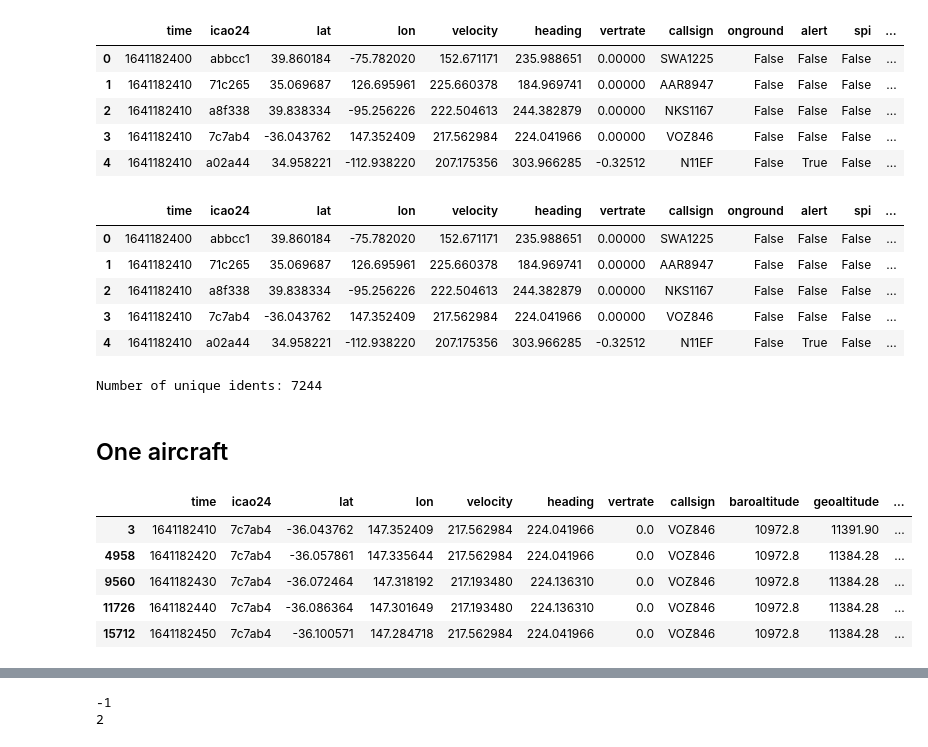
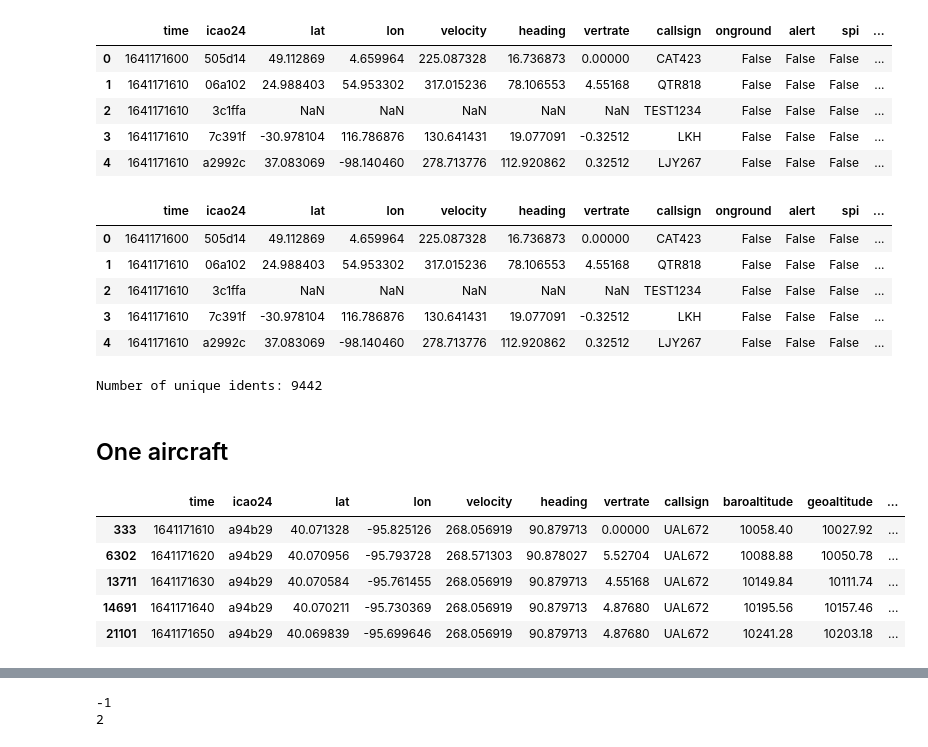
Before and after one commit to thinhhoang95/XFD, a Jupyter notebook: flow-detection/get_turn.ipynb, the cells around one changed output, grey strips where cells are left out. Cells and saved outputs as stored; diff of their text form; code cells hidden in the pictures.

```diff
--- a/flow-detection/get_turn.ipynb
+++ b/flow-detection/get_turn.ipynb
@@ -5,15 +5,15 @@
 import pandas as pd
 import numpy as np
 # %%
-df = pd.read_csv('../data/osstate/extracted/states_2022-01-03-04.csv.gz', compression='gzip')
+df = pd.read_csv('../data/osstate/extracted/states_2022-01-03-01.csv.gz', compression='gzip')
 df.head()
 # %% [output]
 |  | time | icao24 | lat | lon | velocity | heading | vertrate | callsign | onground | alert | spi | ... |
-| 0 | 1641182400 | abbcc1 | 39.860184 | -75.782020 | 152.671171 | 235.988651 | 0.00000 | SWA1225 | False | False | False | ... |
-| 1 | 1641182410 | 71c265 | 35.069687 | 126.695961 | 225.660378 | 184.969741 | 0.00000 | AAR8947 | False | False | False | ... |
-| 2 | 1641182410 | a8f338 | 39.838334 | -95.256226 | 222.504613 | 244.382879 | 0.00000 | NKS1167 | False | False | False | ... |
-| 3 | 1641182410 | 7c7ab4 | -36.043762 | 147.352409 | 217.562984 | 224.041966 | 0.00000 | VOZ846 | False | False | False | ... |
-| 4 | 1641182410 | a02a44 | 34.958221 | -112.938220 | 207.175356 | 303.966285 | -0.32512 | N11EF | False | True | False | ... |
+| 0 | 1641171600 | 505d14 | 49.112869 | 4.659964 | 225.087328 | 16.736873 | 0.00000 | CAT423 | False | False | False | ... |
+| 1 | 1641171610 | 06a102 | 24.988403 | 54.953302 | 317.015236 | 78.106553 | 4.55168 | QTR818 | False | False | False | ... |
+| 2 | 1641171610 | 3c1ffa | NaN | NaN | NaN | NaN | NaN | TEST1234 | False | False | False | ... |
+| 3 | 1641171610 | 7c391f | -30.978104 | 116.786876 | 130.641431 | 19.077091 | -0.32512 | LKH | False | False | False | ... |
+| 4 | 1641171610 | a2992c | 37.083069 | -98.140460 | 278.713776 | 112.920862 | 0.32512 | LJY267 | False | False | False | ... |
 # %%
 # add an ident column by concatenating df['callsign'] and df['icao24']
 df['ident'] = (df['callsign'].str.strip()+'_'+df['icao24'].str.strip())
@@ -22,11 +22,11 @@ df['rtime'] = df['time'] - df['time'].min()
 df.head()
 # %% [output]
 |  | time | icao24 | lat | lon | velocity | heading | vertrate | callsign | onground | alert | spi | ... |
-| 0 | 1641182400 | abbcc1 | 39.860184 | -75.782020 | 152.671171 | 235.988651 | 0.00000 | SWA1225 | False | False | False | ... |
-| 1 | 1641182410 | 71c265 | 35.069687 | 126.695961 | 225.660378 | 184.969741 | 0.00000 | AAR8947 | False | False | False | ... |
-| 2 | 1641182410 | a8f338 | 39.838334 | -95.256226 | 222.504613 | 244.382879 | 0.00000 | NKS1167 | False | False | False | ... |
-| 3 | 1641182410 | 7c7ab4 | -36.043762 | 147.352409 | 217.562984 | 224.041966 | 0.00000 | VOZ846 | False | False | False | ... |
-| 4 | 1641182410 | a02a44 | 34.958221 | -112.938220 | 207.175356 | 303.966285 | -0.32512 | N11EF | False | True | False | ... |
+| 0 | 1641171600 | 505d14 | 49.112869 | 4.659964 | 225.087328 | 16.736873 | 0.00000 | CAT423 | False | False | False | ... |
+| 1 | 1641171610 | 06a102 | 24.988403 | 54.953302 | 317.015236 | 78.106553 | 4.55168 | QTR818 | False | False | False | ... |
+| 2 | 1641171610 | 3c1ffa | NaN | NaN | NaN | NaN | NaN | TEST1234 | False | False | False | ... |
+| 3 | 1641171610 | 7c391f | -30.978104 | 116.786876 | 130.641431 | 19.077091 | -0.32512 | LKH | False | False | False | ... |
+| 4 | 1641171610 | a2992c | 37.083069 | -98.140460 | 278.713776 | 112.920862 | 0.32512 | LJY267 | False | False | False | ... |
 # %%
 # Drop the columns we don't need
 df.drop(columns=['onground', 'alert', 'spi', 'squawk'], inplace=True)
@@ -34,21 +34,21 @@ df.drop(columns=['onground', 'alert', 'spi', 'squawk'], inplace=True)
 idents = df['ident'].unique()
 print('Number of unique idents:', len(idents))
 # %% [output]
-Number of unique idents: 7244
+Number of unique idents: 9442
 # %% [markdown]
 ## One aircraft
 # %%
 # Get the first ident
-ident = idents[3]
+ident = 'UAL672_a94b29' # idents[3]
 df_ident = df[df['ident'] == ident]
 df_ident.head()
 # %% [output]
 |  | time | icao24 | lat | lon | velocity | heading | vertrate | callsign | baroaltitude | geoaltitude | ... |
-| 3 | 1641182410 | 7c7ab4 | -36.043762 | 147.352409 | 217.562984 | 224.041966 | 0.0 | VOZ846 | 10972.8 | 11391.90 | ... |
-| 4958 | 1641182420 | 7c7ab4 | -36.057861 | 147.335644 | 217.562984 | 224.041966 | 0.0 | VOZ846 | 10972.8 | 11384.28 | ... |
-| 9560 | 1641182430 | 7c7ab4 | -36.072464 | 147.318192 | 217.193480 | 224.136310 | 0.0 | VOZ846 | 10972.8 | 11384.28 | ... |
-| 11726 | 1641182440 | 7c7ab4 | -36.086364 | 147.301649 | 217.193480 | 224.136310 | 0.0 | VOZ846 | 10972.8 | 11384.28 | ... |
-| 15712 | 1641182450 | 7c7ab4 | -36.100571 | 147.284718 | 217.562984 | 224.041966 | 0.0 | VOZ846 | 10972.8 | 11384.28 | ... |
+| 333 | 1641171610 | a94b29 | 40.071328 | -95.825126 | 268.056919 | 90.879713 | 0.00000 | UAL672 | 10058.40 | 10027.92 | ... |
+| 6302 | 1641171620 | a94b29 | 40.070956 | -95.793728 | 268.571303 | 90.878027 | 5.52704 | UAL672 | 10088.88 | 10050.78 | ... |
+| 13711 | 1641171630 | a94b29 | 40.070584 | -95.761455 | 268.056919 | 90.879713 | 4.55168 | UAL672 | 10149.84 | 10111.74 | ... |
+| 14691 | 1641171640 | a94b29 | 40.070211 | -95.730369 | 268.056919 | 90.879713 | 4.87680 | UAL672 | 10195.56 | 10157.46 | ... |
+| 21101 | 1641171650 | a94b29 | 40.069839 | -95.699646 | 268.056919 | 90.879713 | 4.87680 | UAL672 | 10241.28 | 10203.18 | ... |
 # %%
 import matplotlib.pyplot as plt
 from geo.drift_compensation import get_track_drift_rate
```
Also changed, not shown: parts of 5 cells of this notebook, 6 other files.
